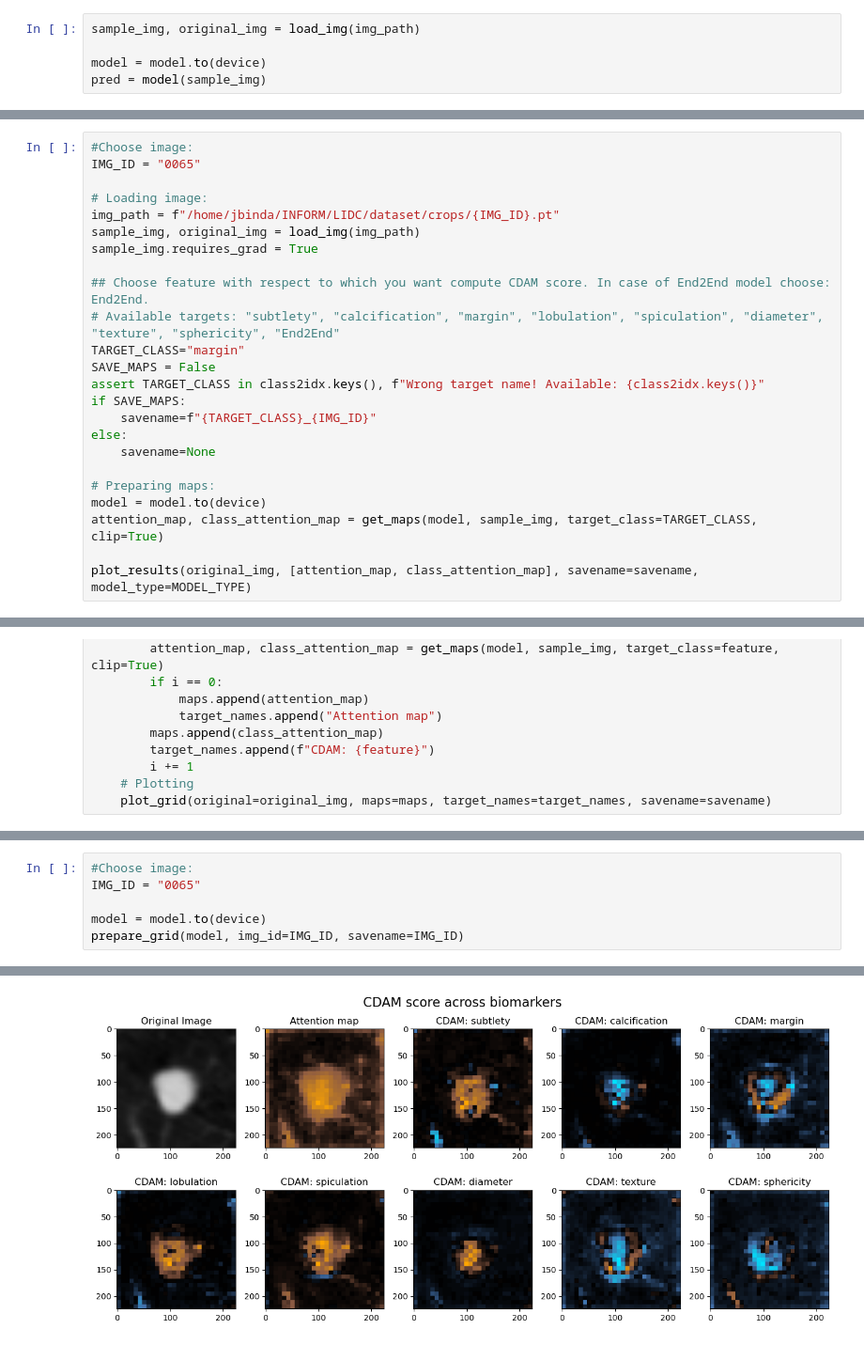
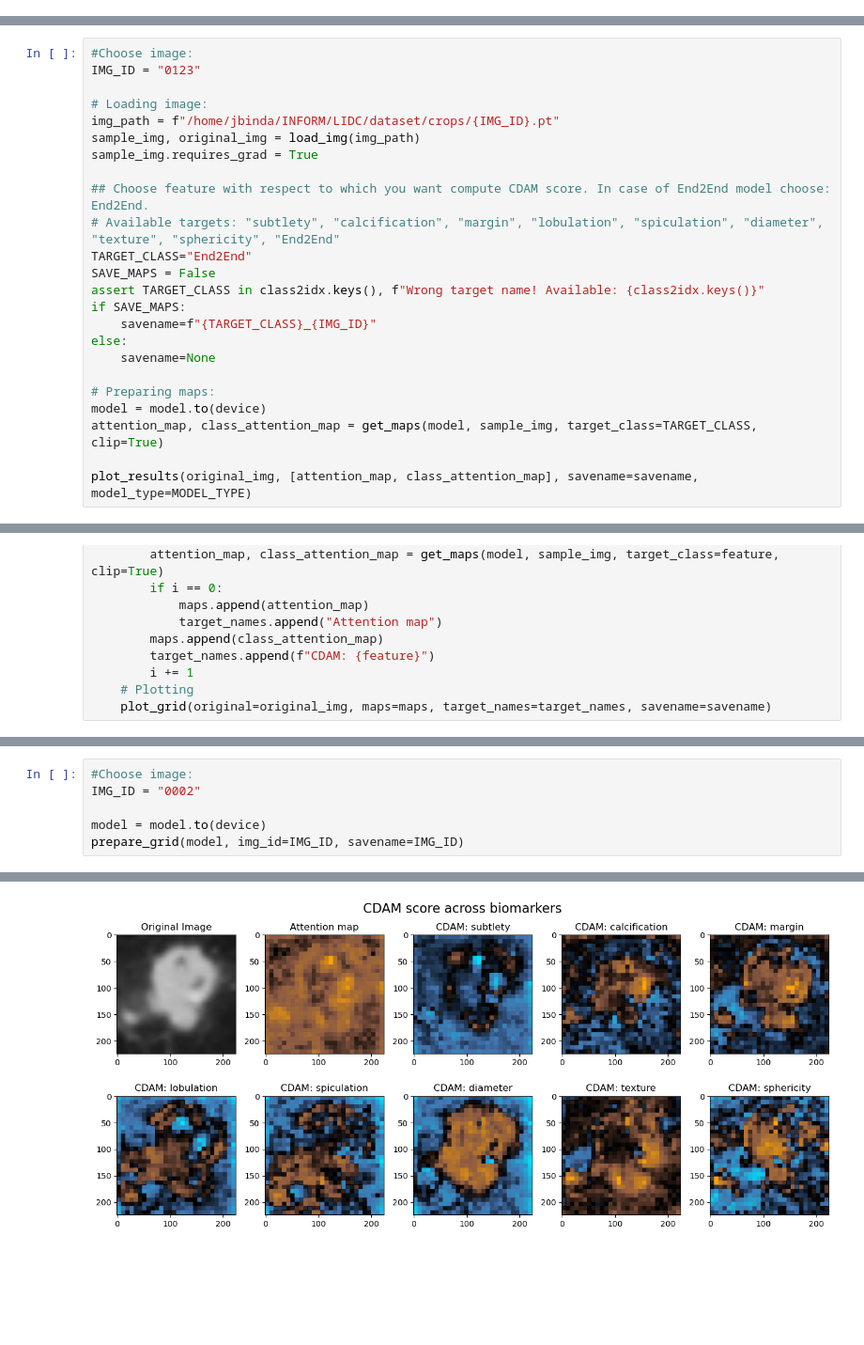
Before and after one commit to jbindaAI/LIDC, a Jupyter notebook: CDAM_LIDC/CDAM_SSL.ipynb, the cells around one changed output, grey strips where cells are left out. Shown at 94% size. Saved outputs shown, nothing was run; the diff lists cells and outputs as text; blank space fills up the shorter version.

```diff
--- a/CDAM_LIDC/CDAM_SSL.ipynb
+++ b/CDAM_LIDC/CDAM_SSL.ipynb
@@ -293,5 +287,0 @@ img_path = f"/home/jbinda/INFORM/LIDC/dataset/crops/{IMG_ID}.pt"
-# %%
-sample_img, original_img = load_img(img_path)
-
-model = model.to(device)
-pred = model(sample_img)
@@ -332,6 +288,6 @@ tensor([[[-3.6001e-03,  5.1829e-03,  1.0575e-04,  ..., -9.6002e-03,
 # %%
 #Choose image:
-IMG_ID = "0065"
+IMG_ID = "0123"
 
 # Loading image:
 img_path = f"/home/jbinda/INFORM/LIDC/dataset/crops/{IMG_ID}.pt"
@@ -340,7 +296,7 @@ sample_img.requires_grad = True
 
 ## Choose feature with respect to which you want compute CDAM score. In case of End2End model choose: End2End.
 # Available targets: "subtlety", "calcification", "margin", "lobulation", "spiculation", "diameter", "texture", "sphericity", "End2End"
-TARGET_CLASS="margin"
+TARGET_CLASS="End2End"
 SAVE_MAPS = False
 assert TARGET_CLASS in class2idx.keys(), f"Wrong target name! Available: {class2idx.keys()}"
 if SAVE_MAPS:
@@ -430,7 +386,7 @@ def prepare_grid(model, img_id, savename=None):
 # IMG_ID = "0077" -> big nodule
 # %%
 #Choose image:
-IMG_ID = "0065"
+IMG_ID = "0002"
 
 model = model.to(device)
 prepare_grid(model, img_id=IMG_ID, savename=IMG_ID)
@@ -446 +394 @@ tensor(0.8689, device='cuda:0', grad_fn=<SelectBackward0>)
-[figure, old version]
+[figure, new version]
```
Also changed, not shown: parts of 10 cells of this notebook, 4 other files.
